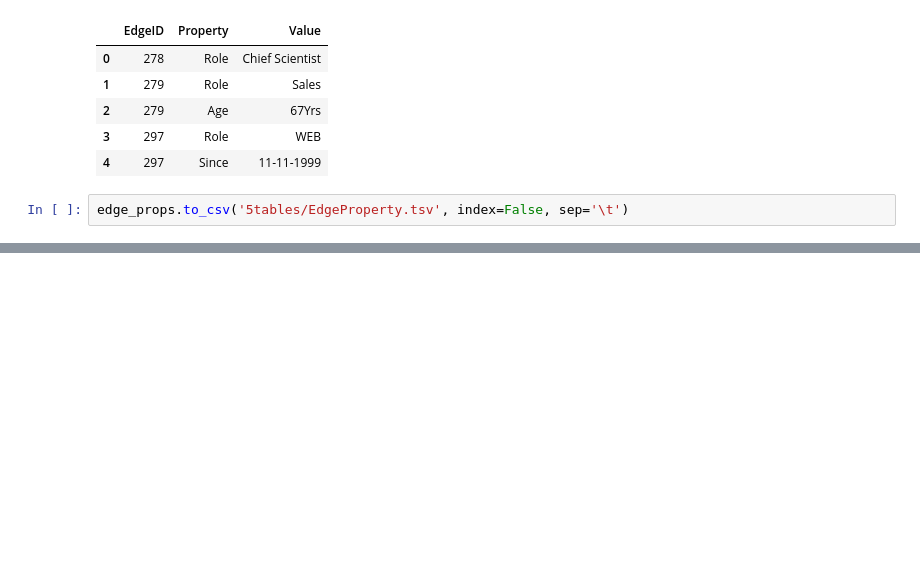
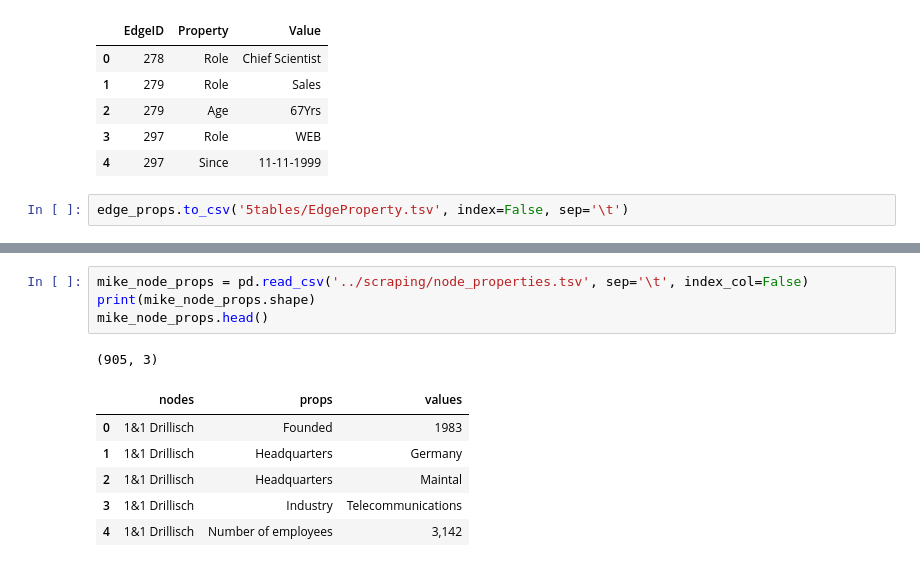
Before and after one commit to MCGallaspy/dse_203_final_project, a Jupyter notebook: processing/Creating 5-table data.ipynb, the cells around one changed output, grey strips where cells are left out. Saved outputs shown, nothing was run; the diff lists cells and outputs as text; blank space fills up the shorter version.

```diff
--- a/processing/Creating 5-table data.ipynb
+++ b/processing/Creating 5-table data.ipynb
@@ -375,0 +406,12 @@ edge_props.to_csv('5tables/EdgeProperty.tsv', index=False, sep='\t')
+# %%
+mike_node_props = pd.read_csv('../scraping/node_properties.tsv', sep='\t', index_col=False)
+print(mike_node_props.shape)
+mike_node_props.head()
+# %% [output]
+(905, 3)
+|  | nodes | props | values |
+| 0 | 1&1 Drillisch | Founded | 1983 |
+| 1 | 1&1 Drillisch | Headquarters | Germany |
+| 2 | 1&1 Drillisch | Headquarters | Maintal |
+| 3 | 1&1 Drillisch | Industry | Telecommunications |
+| 4 | 1&1 Drillisch | Number of employees | 3,142 |
```
Also changed, not shown: parts of 10 cells of this notebook, 2 other files.
